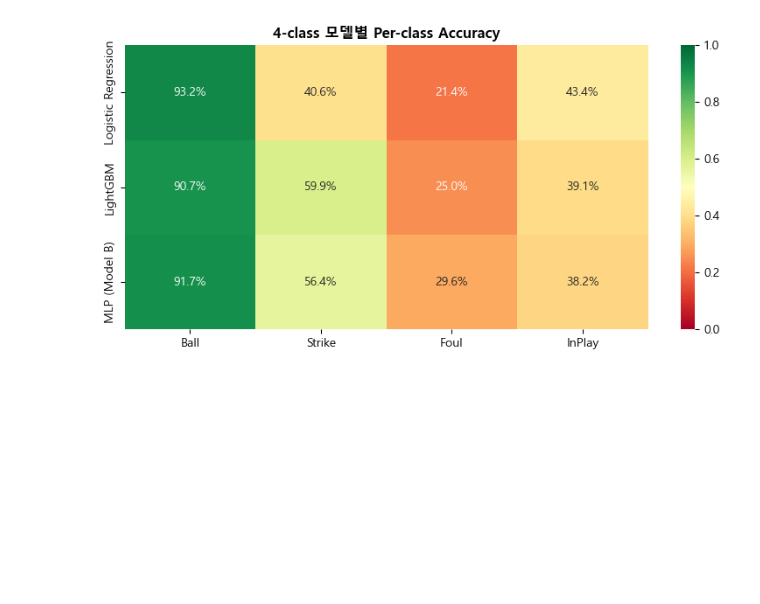
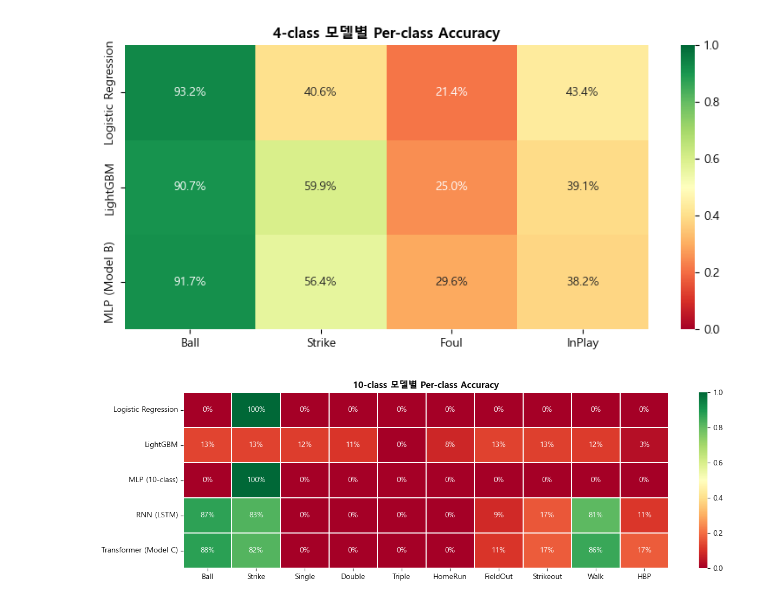
Before and after one commit to Pitcheezy/transition-models, a Jupyter notebook: notebooks/10_all_models_comparison.ipynb, the cells around one changed output. Cells and saved outputs as stored; diff of their text form; code cells hidden in the pictures; blank space fills up the shorter version.

```diff
--- a/notebooks/10_all_models_comparison.ipynb
+++ b/notebooks/10_all_models_comparison.ipynb
@@ -147,6 +143,27 @@ plt.tight_layout()
 plt.show()
 # %% [output]
 [figure]
+# %%
+# 10-class: Per-class accuracy heatmap (5 models × 10 classes)
+cls10 = ['Ball','Strike','Single','Double','Triple','HomeRun','FieldOut','Strikeout','Walk','HBP']
+model_names10 = list(comp10.keys())
+pca10_matrix = []
+for name in model_names10:
+    pca = comp10[name].get('per_class_accuracy', {})
+    row = [pca.get(c, pca.get('HitByPitch', 0) if c == 'HBP' else 0) for c in
+           ['Ball','Strike','Single','Double','Triple','HomeRun','FieldOut','Strikeout','Walk','HitByPitch']]
+    pca10_matrix.append(row)
+
+pca10_arr = np.array(pca10_matrix)
+fig, ax = plt.subplots(figsize=(13, 4))
+sns.heatmap(pca10_arr, annot=True, fmt='.0%', cmap='RdYlGn',
+            xticklabels=cls10, yticklabels=model_names10, ax=ax,
+            vmin=0, vmax=1, linewidths=0.3)
+ax.set_title('10-class 모델별 Per-class Accuracy', fontsize=12, fontweight='bold')
+plt.tight_layout()
+plt.show()
+# %% [output]
+[figure, added]
 # %% [markdown]
 ## 핵심 발견
 
```
Also changed, not shown: parts of 3 cells of this notebook, 4 other files.
